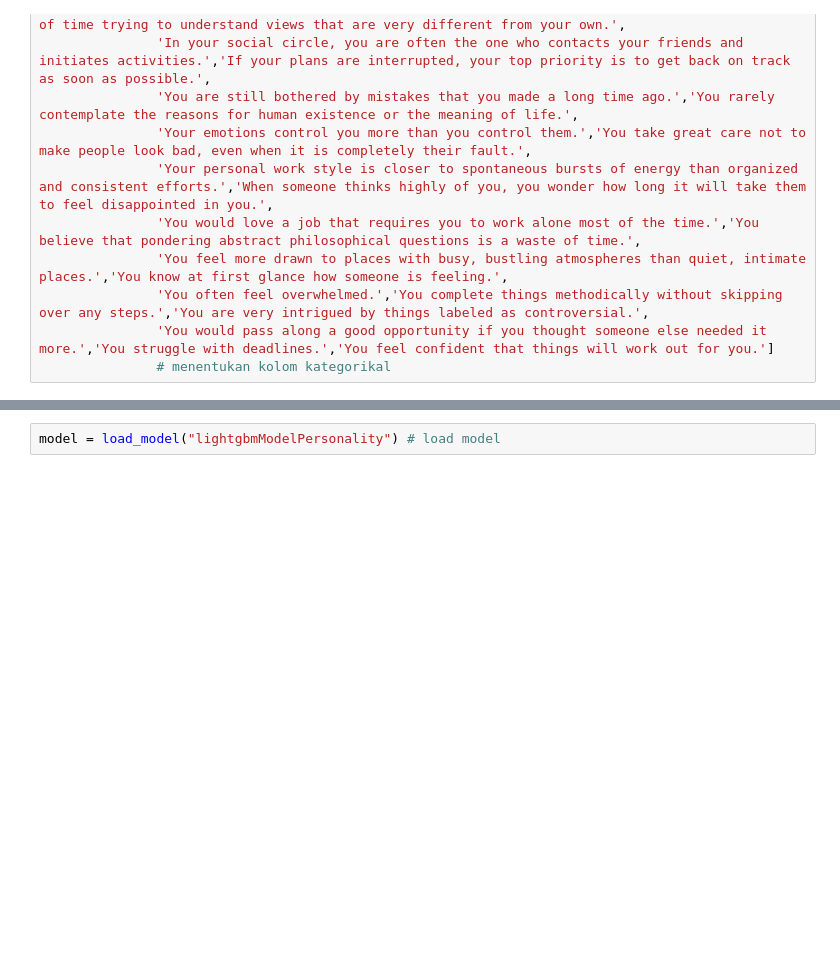
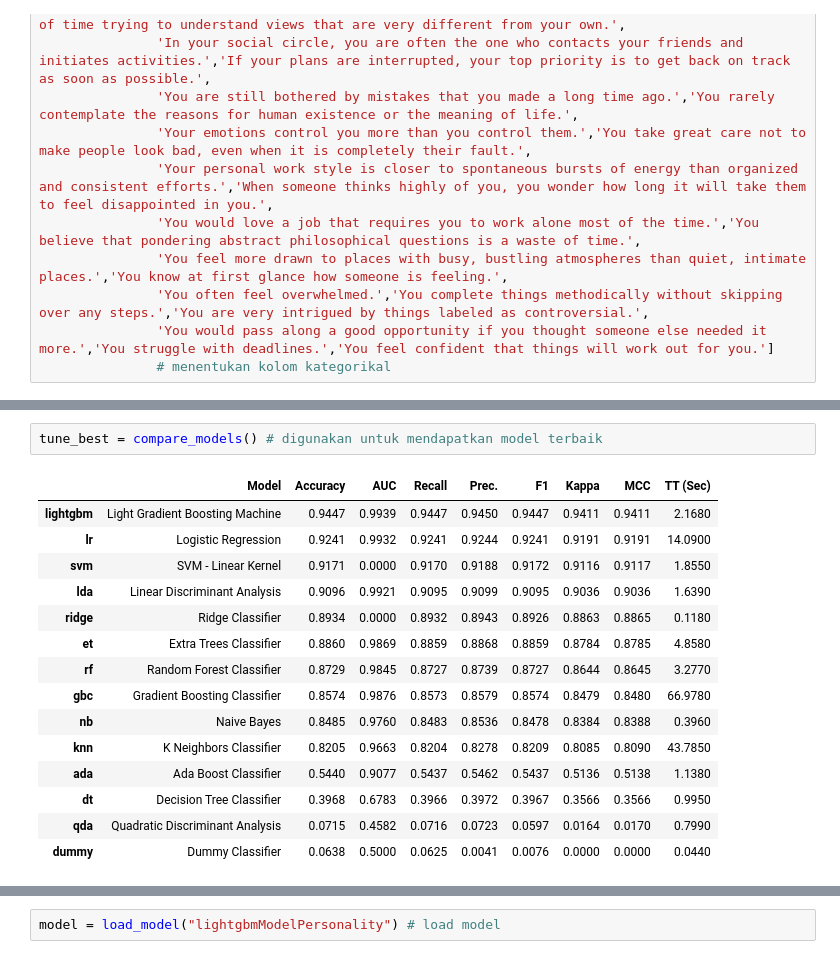
Before and after one commit to MIP01/Pycaret-ML, a Jupyter notebook: Basic_AI_Modelling.ipynb, the cells around one changed output, grey strips where cells are left out. Drawn from its saved outputs; the diff is of its cells as text; blank space fills up the shorter version.

```diff
--- a/Basic_AI_Modelling.ipynb
+++ b/Basic_AI_Modelling.ipynb
@@ -90,3 +112,21 @@ numeric = compare_models() # digunakan untuk mendapatkan model terbaik
+# %%
+tune_best = compare_models() # digunakan untuk mendapatkan model terbaik
+# %% [output]
+|  | Model | Accuracy | AUC | Recall | Prec. | F1 | Kappa | MCC | TT (Sec) |
+| lightgbm | Light Gradient Boosting Machine | 0.9447 | 0.9939 | 0.9447 | 0.9450 | 0.9447 | 0.9411 | 0.9411 | 2.1680 |
+| lr | Logistic Regression | 0.9241 | 0.9932 | 0.9241 | 0.9244 | 0.9241 | 0.9191 | 0.9191 | 14.0900 |
+| svm | SVM - Linear Kernel | 0.9171 | 0.0000 | 0.9170 | 0.9188 | 0.9172 | 0.9116 | 0.9117 | 1.8550 |
+| lda | Linear Discriminant Analysis | 0.9096 | 0.9921 | 0.9095 | 0.9099 | 0.9095 | 0.9036 | 0.9036 | 1.6390 |
+| ridge | Ridge Classifier | 0.8934 | 0.0000 | 0.8932 | 0.8943 | 0.8926 | 0.8863 | 0.8865 | 0.1180 |
+| et | Extra Trees Classifier | 0.8860 | 0.9869 | 0.8859 | 0.8868 | 0.8859 | 0.8784 | 0.8785 | 4.8580 |
+| rf | Random Forest Classifier | 0.8729 | 0.9845 | 0.8727 | 0.8739 | 0.8727 | 0.8644 | 0.8645 | 3.2770 |
+| gbc | Gradient Boosting Classifier | 0.8574 | 0.9876 | 0.8573 | 0.8579 | 0.8574 | 0.8479 | 0.8480 | 66.9780 |
+| nb | Naive Bayes | 0.8485 | 0.9760 | 0.8483 | 0.8536 | 0.8478 | 0.8384 | 0.8388 | 0.3960 |
+| knn | K Neighbors Classifier | 0.8205 | 0.9663 | 0.8204 | 0.8278 | 0.8209 | 0.8085 | 0.8090 | 43.7850 |
+| ada | Ada Boost Classifier | 0.5440 | 0.9077 | 0.5437 | 0.5462 | 0.5437 | 0.5136 | 0.5138 | 1.1380 |
+| dt | Decision Tree Classifier | 0.3968 | 0.6783 | 0.3966 | 0.3972 | 0.3967 | 0.3566 | 0.3566 | 0.9950 |
+| qda | Quadratic Discriminant Analysis | 0.0715 | 0.4582 | 0.0716 | 0.0723 | 0.0597 | 0.0164 | 0.0170 | 0.7990 |
+| dummy | Dummy Classifier | 0.0638 | 0.5000 | 0.0625 | 0.0041 | 0.0076 | 0.0000 | 0.0000 | 0.0440 |
 # %%
 rf = create_model("lightgbm") #membuat model dari list yang ada
 # %% [output]
```
Also changed, not shown: parts of 11 cells of this notebook, 2 other files.
